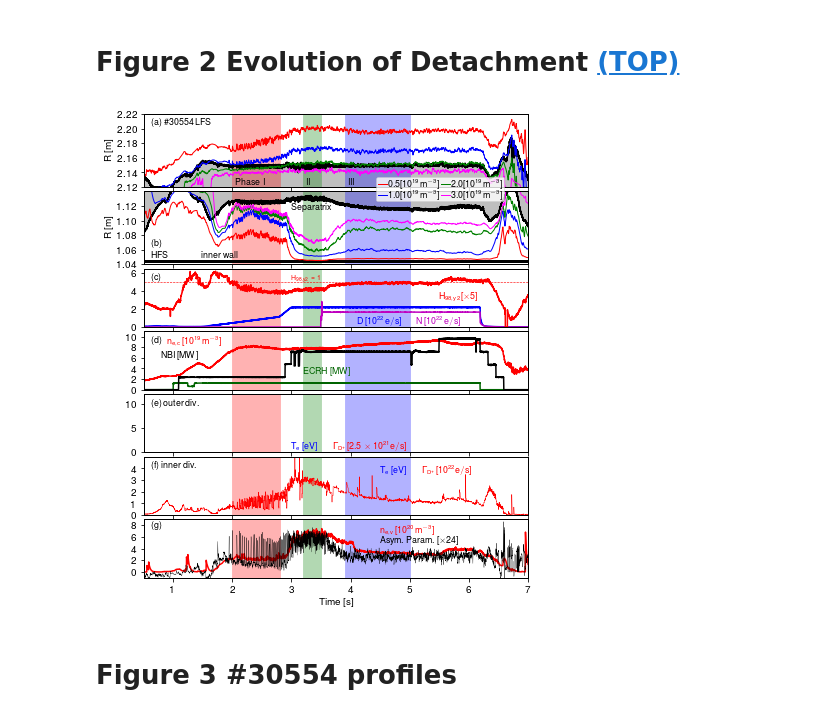
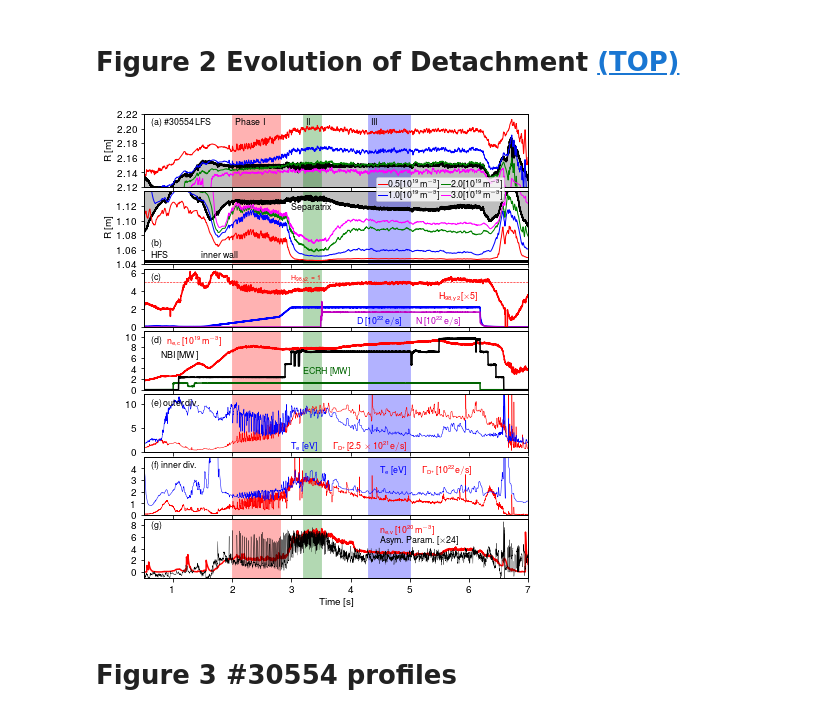
Before and after one commit to guimarais/Hmode_Figures, a Jupyter notebook: Comments_Figures.ipynb, the cells around one changed output. Drawn from its saved outputs; the diff is of its cells as text; code cells hidden in the pictures.

```diff
--- a/Comments_Figures.ipynb
+++ b/Comments_Figures.ipynb
@@ -215,15 +215,15 @@ ax2 = axarr[1]
 ax3 = axarr[2]
 ax4 = axarr[3]
 
-ax1.text(2.05, 2.123, 'Phase I', color='k')
-ax1.text(3.25, 2.123, 'II', color='k')
-ax1.text(3.95, 2.123, 'III', color='k')
+ax1.text(2.05, 2.205, 'Phase I', color='k')
+ax1.text(3.25, 2.205, 'II', color='k')
+ax1.text(4.35, 2.205, 'III', color='k')
 
 #Shaded regions
 for axa in axarr:
     axa.axvspan(2.0, 2.8, color='red', alpha=0.3)
     axa.axvspan(3.2, 3.5, color='green', alpha=0.3)
-    axa.axvspan(3.9, 5, color='blue', alpha=0.3)
+    axa.axvspan(4.3, 5, color='blue', alpha=0.3)
 
 #titlestr = '#' + str(shotnr) + ': ' + get_title(shotnr)
 #plt.title(titlestr, fontsize=14)
@@ -358,10 +358,10 @@ ax4 = axarr[4]
 
 ax4.text(lettx, letty-0.05, '$\mathrm{(e)\,outer\,div.}$', transform=ax4.transAxes)
 
-#ax4.plot(jsat[:,0], savgol_filter(jsat[:,1]*4.0, 201, 3), color='red', lw=0.5)
+ax4.plot(jsat[:,0], savgol_filter(jsat[:,1]*4.0, 201, 3), color='red', lw=0.5)
 ax4.text(3.7, 0.5, r'$\mathrm{\Gamma_{D^{+}}[2.5\times10^{21}e/s]}$', color='red')
 
-#ax4.plot(te[:,0], savgol_filter(te[:,1], 201, 3), color='b', lw=0.5)
+ax4.plot(te[:,0], savgol_filter(te[:,1], 201, 3), color='b', lw=0.5)
 ax4.text(3.0, 0.5, r'$\mathrm{T_{e}\,[eV]}$', color='b')
 
 ax4.set_ylim(0,12)
@@ -379,37 +379,39 @@ ax5.text(lettx, letty-0.05, r'$\mathrm{(f)\,inner\,div.}$', transform=ax5.transA
 
 ax5.plot(jsati[:,0], jsati[:,1], color='red', lw=0.5)
 ax5.text(5.2, 3.5, r'$\mathrm{\Gamma_{D^{+}}[10^{22}e/s]}$', color='red')
 
-#ax5.plot(tei[:,0], savgol_filter(smoothAm(tei[:,1], 101), 101, 3), color='b', lw=0.5)
+ax5.plot(tei[:,0], savgol_filter(smoothAm(tei[:,1], 101), 101, 3), color='b', lw=0.5)
 ax5.text(4.5, 3.5, r'$\mathrm{T_{e}\,[eV]}$', color='b')
 
 ax5.set_ylim(0,5)
 ax5.set_yticks([0,1,2,3,4])
 
 ax5.set_ylim(bottom=0)
 ################################################################
 ax7 = axarr[6]
 
 sbdclr = '#FF0000'
 ax7.plot(tsbd, ssbd, color=sbdclr)
-ax7.text(4.5, 6.5, r'$\mathrm{n_{e,v}\,[10^{20}m^{-3}]}$', color=sbdclr)
 
 ax7.text(lettx, letty, '$\mathrm{(g)}$', transform=ax7.transAxes)
 
 ax7.plot(asympar[:,0], asympar[:,1]*2, color='k', lw=0.3)
+
 ax7.text(4.5, 5.0, r'$\mathrm{Asym.\,Param.\,[\times24]}$', color='k')
+ax7.text(4.5, 6.5, r'$\mathrm{n_{e,v}\,[10^{20}m^{-3}]}$', color=sbdclr)
+
 ax7.set_ylim(-1,9)
 ax7.set_yticks([0,2,4,6,8])
 ax7.set_xlabel(r'$\mathrm{Time\,[s]}$', labelpad=2)
 ################################################################
 ################################################################
 
 plt.subplots_adjust(left=0.1, bottom=0.06, right=0.99, top=0.98, wspace=0.1, hspace=0.07)
 
-#plt.savefig("./Revised/Figure2.png", format='png', dpi=300)
+plt.savefig("./Revised/Figure2.png", format='png', dpi=300)
 plt.show()
 # %% [output]
-[figure, old version]
+[figure, new version]
 # %% [markdown]
 # Figure 3 #30554 profiles
 # %%
```
Also changed, not shown: parts of 2 cells of this notebook, 18 other files.
